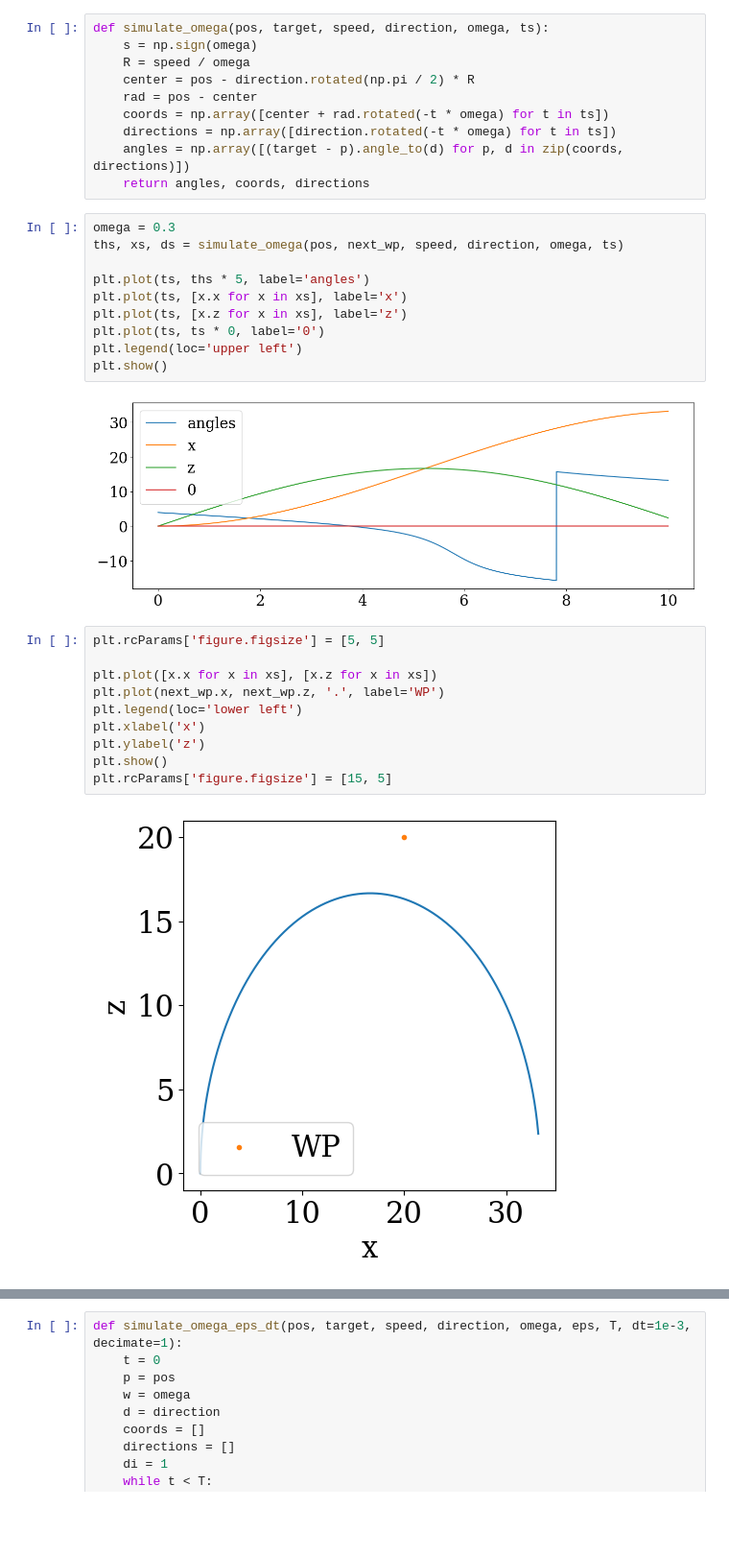
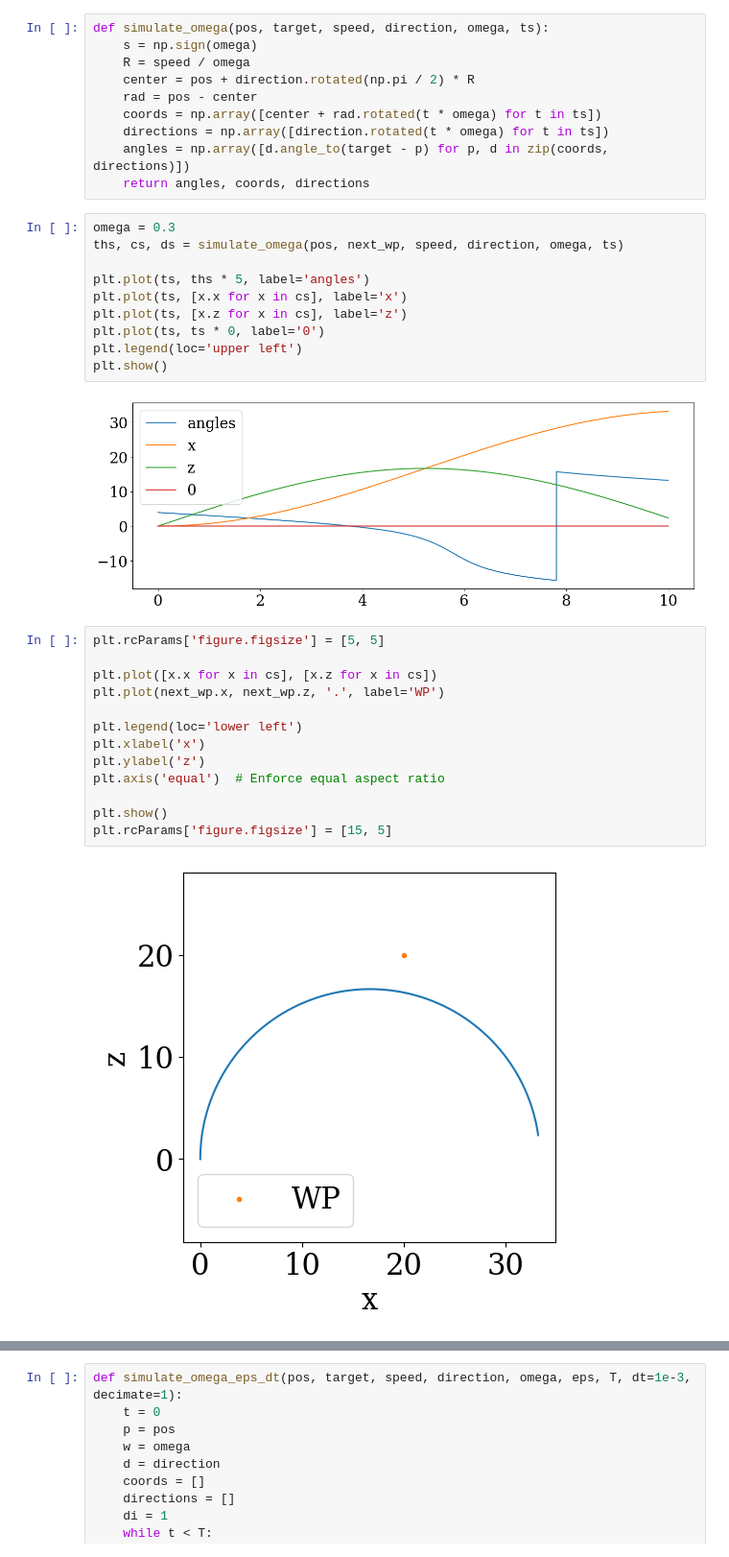
Before and after one commit to TirelessRock/3D-nav-research, a Jupyter notebook: ship-movement-simulation-lab.ipynb, the cells around one changed output, grey strips where cells are left out. Shown at 96% size. Cells and saved outputs as stored; diff of their text form; blank space fills up the shorter version.

```diff
--- a/ship-movement-simulation-lab.ipynb
+++ b/ship-movement-simulation-lab.ipynb
@@ -114,19 +147,19 @@ plt.show()
 def simulate_omega(pos, target, speed, direction, omega, ts):
     s = np.sign(omega)
     R = speed / omega
-    center = pos - direction.rotated(np.pi / 2) * R
+    center = pos + direction.rotated(np.pi / 2) * R
     rad = pos - center
-    coords = np.array([center + rad.rotated(-t * omega) for t in ts])
-    directions = np.array([direction.rotated(-t * omega) for t in ts])
-    angles = np.array([(target - p).angle_to(d) for p, d in zip(coords, directions)])
+    coords = np.array([center + rad.rotated(t * omega) for t in ts])
+    directions = np.array([direction.rotated(t * omega) for t in ts])
+    angles = np.array([d.angle_to(target - p) for p, d in zip(coords, directions)])
     return angles, coords, directions
 # %%
 omega = 0.3
-ths, xs, ds = simulate_omega(pos, next_wp, speed, direction, omega, ts)
+ths, cs, ds = simulate_omega(pos, next_wp, speed, direction, omega, ts)
 
 plt.plot(ts, ths * 5, label='angles')
-plt.plot(ts, [x.x for x in xs], label='x')
-plt.plot(ts, [x.z for x in xs], label='z')
+plt.plot(ts, [x.x for x in cs], label='x')
+plt.plot(ts, [x.z for x in cs], label='z')
 plt.plot(ts, ts * 0, label='0')
 plt.legend(loc='upper left')
 plt.show()
@@ -135,12 +168,15 @@ plt.show()
 # %%
 plt.rcParams['figure.figsize'] = [5, 5]
 
-plt.plot([x.x for x in xs], [x.z for x in xs])
+plt.plot([x.x for x in cs], [x.z for x in cs])
 plt.plot(next_wp.x, next_wp.z, '.', label='WP')
+
 plt.legend(loc='lower left')
 plt.xlabel('x')
 plt.ylabel('z')
+plt.axis('equal')  # Enforce equal aspect ratio
+
 plt.show()
 plt.rcParams['figure.figsize'] = [15, 5]
 # %% [output]
-[figure, old version]
+[figure, new version]
```
Also changed, not shown: parts of 25 cells of this notebook, 3 other files.
